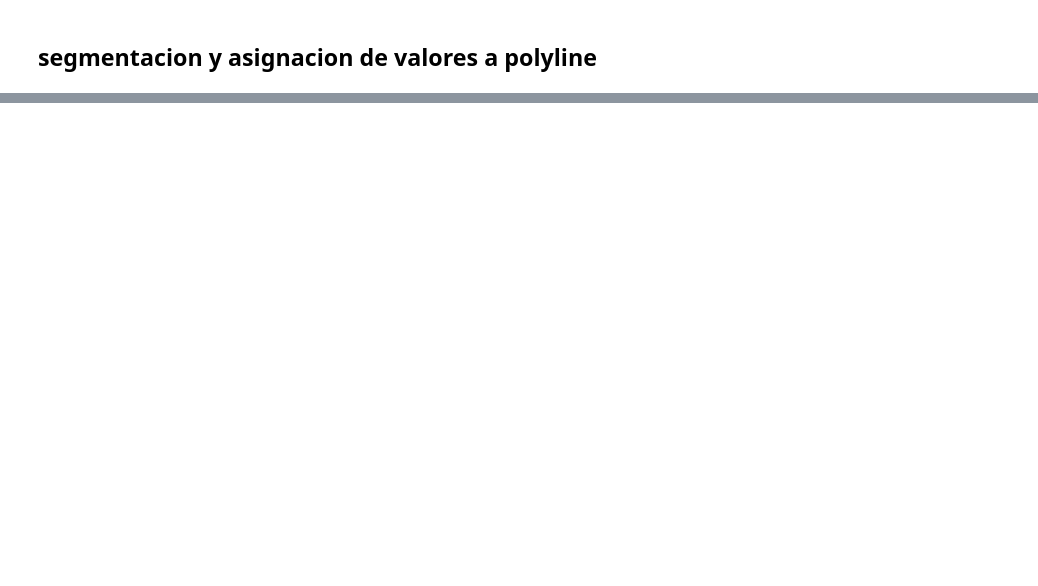
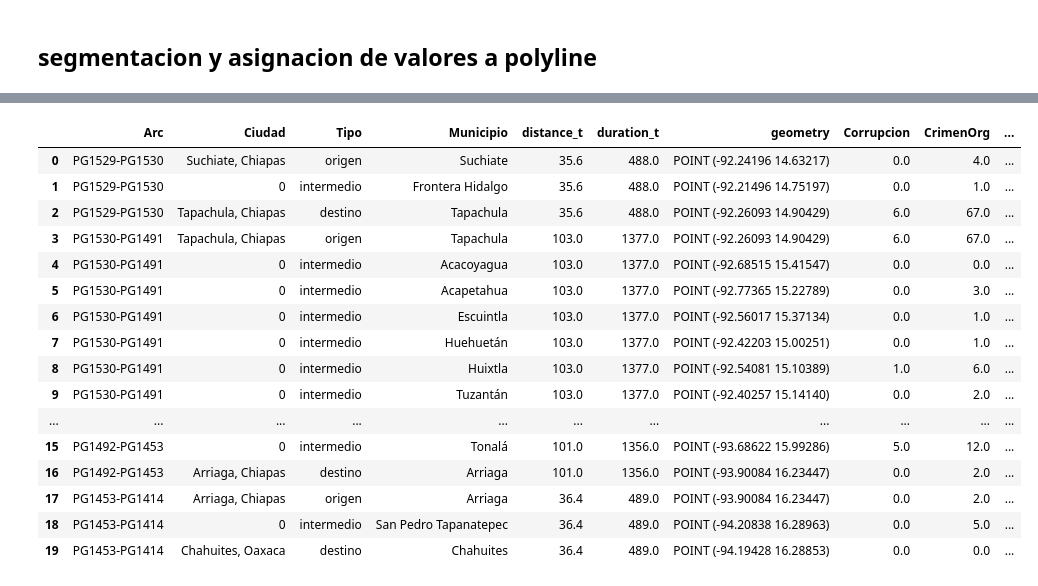
Before and after one commit to puriarter21/Mapa_Migracion_Irregular_Mexico, a Jupyter notebook: 1. Mapas/1. Mapas/Metodo_1/rutas_combinaciones.ipynb, the cells around one changed output, grey strips where cells are left out. Saved outputs shown, nothing was run; the diff lists cells and outputs as text; code cells hidden in the pictures; blank space fills up the shorter version.

```diff
--- a/1. Mapas/1. Mapas/Metodo_1/rutas_combinaciones.ipynb
+++ b/1. Mapas/1. Mapas/Metodo_1/rutas_combinaciones.ipynb
@@ -1267,0 +1287,6 @@ segmentos = segmentos.set_crs(epsg=4326)  # Asegúrate de que el CRS sea el mism
+# %%
+# Realizamos la unión espacial
+joined = gpd.sjoin(segmentos, df_pivot[['geometry', 'Corrupcion', 'CrimenOrg', 'Violencia']], how='left', op='within')
+
+# Verificamos los resultados
+print(joined.head())
@@ -1267,0 +1413,9 @@ segmentos = segmentos.set_crs(epsg=4326)  # Asegúrate de que el CRS sea el mism
+# %%
+# Asegurarse de que el GeoDataFrame esté en un CRS proyectado antes de calcular los centroides
+poligonos_intersectados_gdf = poligonos_intersectados_gdf.to_crs(epsg=3857)
+
+# Convertir los polígonos a sus centroides
+poligonos_intersectados_gdf['geometry'] = poligonos_intersectados_gdf.centroid
+
+# Volver al CRS original
+poligonos_intersectados_gdf = poligonos_intersectados_gdf.to_crs(epsg=4326)
@@ -1267,0 +1475,15 @@ segmentos = segmentos.set_crs(epsg=4326)  # Asegúrate de que el CRS sea el mism
+# %%
+# Eliminar filas intermedias con el mismo municipio que el de origen o destino
+def eliminar_intermedios_duplicados(df):
+    filtered_dfs = []
+    for arc_id in df['Arc'].unique():
+        arc_df = df[df['Arc'] == arc_id]
+        municipios_origen_destino = arc_df[arc_df['Tipo'].isin(['origen', 'destino'])]['Municipio'].unique()
+        arc_df = arc_df[~((arc_df['Tipo'] == 'intermedio') & (arc_df['Municipio'].isin(municipios_origen_destino)))]
+        filtered_dfs.append(arc_df)
+    return pd.concat(filtered_dfs, ignore_index=True)
+
+combined_gdf_sorted = eliminar_intermedios_duplicados(combined_gdf_sorted)
+
+# Verificar los resultados
+print(combined_gdf_sorted.head(20))
@@ -1267,0 +1642,22 @@ segmentos = segmentos.set_crs(epsg=4326)  # Asegúrate de que el CRS sea el mism
+# %%
+# Reemplazar los valores NaN por 0 en combined_gdf_sorted
+#combined_gdf_sorted = combined_gdf_sorted.fillna(0)
+combined_gdf_sorted.head(20)
+# %% [output]
+|  | Arc | Ciudad | Tipo | Municipio | distance_t | duration_t | geometry | Corrupcion | CrimenOrg | ... |
+| 0 | PG1529-PG1530 | Suchiate, Chiapas | origen | Suchiate | 35.6 | 488.0 | POINT (-92.24196 14.63217) | 0.0 | 4.0 | ... |
+| 1 | PG1529-PG1530 | 0 | intermedio | Frontera Hidalgo | 35.6 | 488.0 | POINT (-92.21496 14.75197) | 0.0 | 1.0 | ... |
+| 2 | PG1529-PG1530 | Tapachula, Chiapas | destino | Tapachula | 35.6 | 488.0 | POINT (-92.26093 14.90429) | 6.0 | 67.0 | ... |
+| 3 | PG1530-PG1491 | Tapachula, Chiapas | origen | Tapachula | 103.0 | 1377.0 | POINT (-92.26093 14.90429) | 6.0 | 67.0 | ... |
+| 4 | PG1530-PG1491 | 0 | intermedio | Acacoyagua | 103.0 | 1377.0 | POINT (-92.68515 15.41547) | 0.0 | 0.0 | ... |
+| 5 | PG1530-PG1491 | 0 | intermedio | Acapetahua | 103.0 | 1377.0 | POINT (-92.77365 15.22789) | 0.0 | 3.0 | ... |
+| 6 | PG1530-PG1491 | 0 | intermedio | Escuintla | 103.0 | 1377.0 | POINT (-92.56017 15.37134) | 0.0 | 1.0 | ... |
+| 7 | PG1530-PG1491 | 0 | intermedio | Huehuetán | 103.0 | 1377.0 | POINT (-92.42203 15.00251) | 0.0 | 1.0 | ... |
+| 8 | PG1530-PG1491 | 0 | intermedio | Huixtla | 103.0 | 1377.0 | POINT (-92.54081 15.10389) | 1.0 | 6.0 | ... |
+| 9 | PG1530-PG1491 | 0 | intermedio | Tuzantán | 103.0 | 1377.0 | POINT (-92.40257 15.14140) | 0.0 | 2.0 | ... |
+| ... | ... | ... | ... | ... | ... | ... | ... | ... | ... | ... |
+| 15 | PG1492-PG1453 | 0 | intermedio | Tonalá | 101.0 | 1356.0 | POINT (-93.68622 15.99286) | 5.0 | 12.0 | ... |
+| 16 | PG1492-PG1453 | Arriaga, Chiapas | destino | Arriaga | 101.0 | 1356.0 | POINT (-93.90084 16.23447) | 0.0 | 2.0 | ... |
+| 17 | PG1453-PG1414 | Arriaga, Chiapas | origen | Arriaga | 36.4 | 489.0 | POINT (-93.90084 16.23447) | 0.0 | 2.0 | ... |
+| 18 | PG1453-PG1414 | 0 | intermedio | San Pedro Tapanatepec | 36.4 | 489.0 | POINT (-94.20838 16.28963) | 0.0 | 5.0 | ... |
+| 19 | PG1453-PG1414 | Chahuites, Oaxaca | destino | Chahuites | 36.4 | 489.0 | POINT (-94.19428 16.28853) | 0.0 | 0.0 | ... |
```
Also changed, not shown: parts of 62 cells of this notebook, 9 other files.
